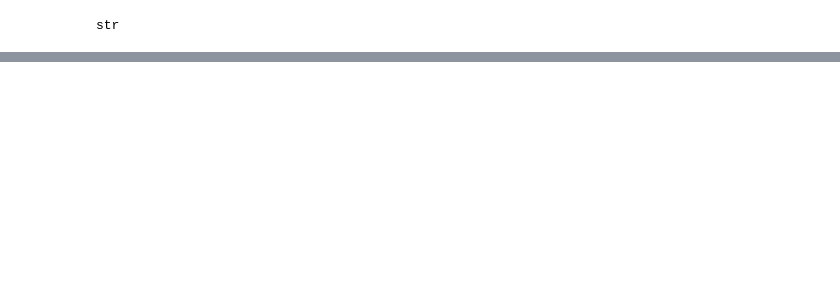
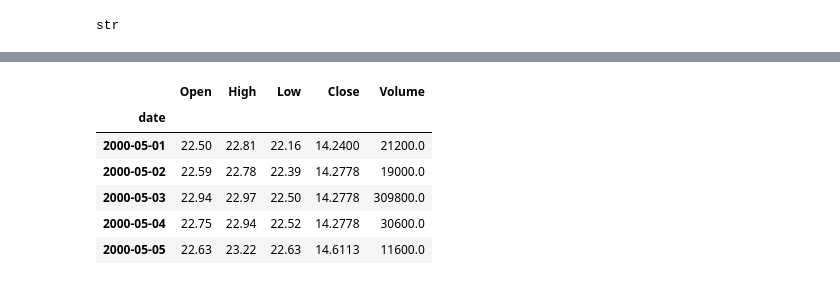
Before and after one commit to bkayratkyzy/Monte_Carlo_Simulations, a Jupyter notebook: notebooks/chris_dashboard.ipynb, the cells around one changed output, grey strips where cells are left out. Saved outputs shown, nothing was run; the diff lists cells and outputs as text; code cells hidden in the pictures; blank space fills up the shorter version.

Commit message:
backtesting in dashboard

```diff
--- a/notebooks/chris_dashboard.ipynb
+++ b/notebooks/chris_dashboard.ipynb
@@ -69,0 +77,59 @@ industrials_sector.sort_index(ascending=True, inplace=True)
+# %%
+#Set up data for backtesting
+
+materials.rename(columns={'1. open':'Open','2. high':'High','3. low':'Low', '5. adjusted close':'Close', '6. volume':'Volume'}, inplace=True)
+materials.drop(columns=['4. close','7. dividend amount', '8. split coefficient'], inplace=True)
+materials.sort_index(ascending=True, inplace=True)
+
+industrials.rename(columns={'1. open':'Open','2. high':'High','3. low':'Low', '5. adjusted close':'Close', '6. volume':'Volume'}, inplace=True)
+industrials.drop(columns=['4. close','7. dividend amount', '8. split coefficient'], inplace=True)
+industrials.sort_index(ascending=True, inplace=True)
+
+technology.rename(columns={'1. open':'Open','2. high':'High','3. low':'Low', '5. adjusted close':'Close', '6. volume':'Volume'}, inplace=True)
+technology.drop(columns=['4. close','7. dividend amount', '8. split coefficient'], inplace=True)
+technology.sort_index(ascending=True, inplace=True)
+
+real_estate.rename(columns={'1. open':'Open','2. high':'High','3. low':'Low', '5. adjusted close':'Close', '6. volume':'Volume'}, inplace=True)
+real_estate.drop(columns=['4. close','7. dividend amount', '8. split coefficient'], inplace=True)
+real_estate.sort_index(ascending=True, inplace=True)
+
+staples.rename(columns={'1. open':'Open','2. high':'High','3. low':'Low', '5. adjusted close':'Close', '6. volume':'Volume'}, inplace=True)
+staples.drop(columns=['4. close','7. dividend amount', '8. split coefficient'], inplace=True)
+staples.sort_index(ascending=True, inplace=True)
+
+cons_disc.rename(columns={'1. open':'Open','2. high':'High','3. low':'Low', '5. adjusted close':'Close', '6. volume':'Volume'}, inplace=True)
+cons_disc.drop(columns=['4. close','7. dividend amount', '8. split coefficient'], inplace=True)
+cons_disc.sort_index(ascending=True, inplace=True)
+
+utilities.rename(columns={'1. open':'Open','2. high':'High','3. low':'Low', '5. adjusted close':'Close', '6. volume':'Volume'}, inplace=True)
+utilities.drop(columns=['4. close','7. dividend amount', '8. split coefficient'], inplace=True)
+utilities.sort_index(ascending=True, inplace=True)
+
+financials.rename(columns={'1. open':'Open','2. high':'High','3. low':'Low', '5. adjusted close':'Close', '6. volume':'Volume'}, inplace=True)
+financials.drop(columns=['4. close','7. dividend amount', '8. split coefficient'], inplace=True)
+financials.sort_index(ascending=True, inplace=True)
+
+transports.rename(columns={'1. open':'Open','2. high':'High','3. low':'Low', '5. adjusted close':'Close', '6. volume':'Volume'}, inplace=True)
+transports.drop(columns=['4. close','7. dividend amount', '8. split coefficient'], inplace=True)
+transports.sort_index(ascending=True, inplace=True)
+
+health.rename(columns={'1. open':'Open','2. high':'High','3. low':'Low', '5. adjusted close':'Close', '6. volume':'Volume'}, inplace=True)
+health.drop(columns=['4. close','7. dividend amount', '8. split coefficient'], inplace=True)
+health.sort_index(ascending=True, inplace=True)
+
+energy.rename(columns={'1. open':'Open','2. high':'High','3. low':'Low', '5. adjusted close':'Close', '6. volume':'Volume'}, inplace=True)
+energy.drop(columns=['4. close','7. dividend amount', '8. split coefficient'], inplace=True)
+energy.sort_index(ascending=True, inplace=True)
+
+spy.rename(columns={'1. open':'Open','2. high':'High','3. low':'Low', '5. adjusted close':'Close', '6. volume':'Volume'}, inplace=True)
+spy.drop(columns=['4. close','7. dividend amount', '8. split coefficient'], inplace=True)
+spy.sort_index(ascending=True, inplace=True)
+staples.head()
+# %% [output]
+|  | Open | High | Low | Close | Volume |
+| date |  |  |  |  |  |
+| 2000-05-01 | 22.50 | 22.81 | 22.16 | 14.2400 | 21200.0 |
+| 2000-05-02 | 22.59 | 22.78 | 22.39 | 14.2778 | 19000.0 |
+| 2000-05-03 | 22.94 | 22.97 | 22.50 | 14.2778 | 309800.0 |
+| 2000-05-04 | 22.75 | 22.94 | 22.52 | 14.2778 | 30600.0 |
+| 2000-05-05 | 22.63 | 23.22 | 22.63 | 14.6113 | 11600.0 |
```
Also changed, not shown: parts of 26 cells of this notebook, 2 other files.
